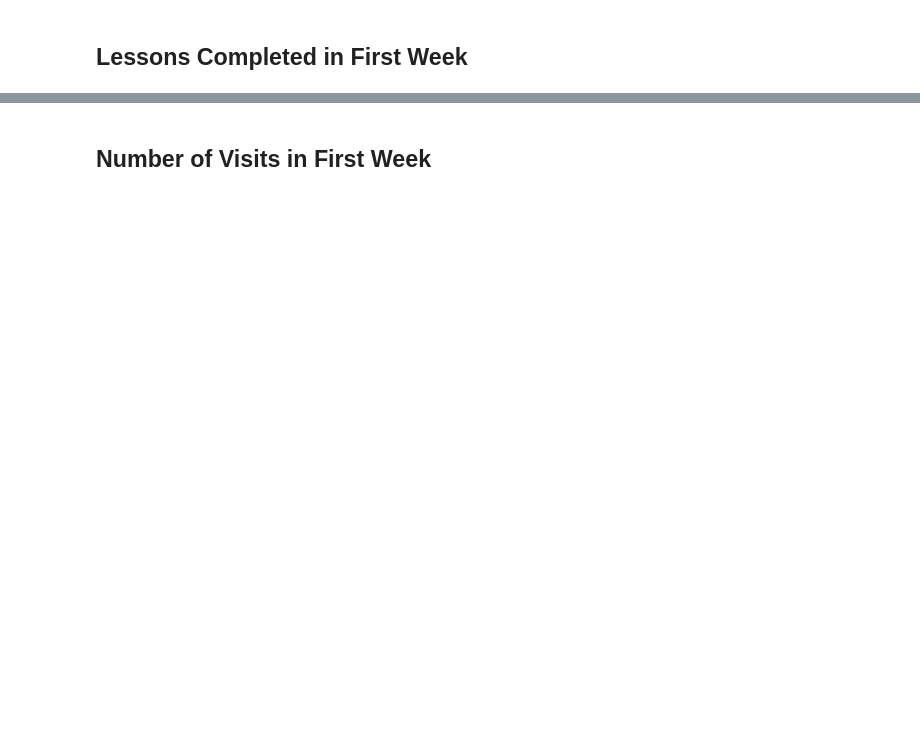
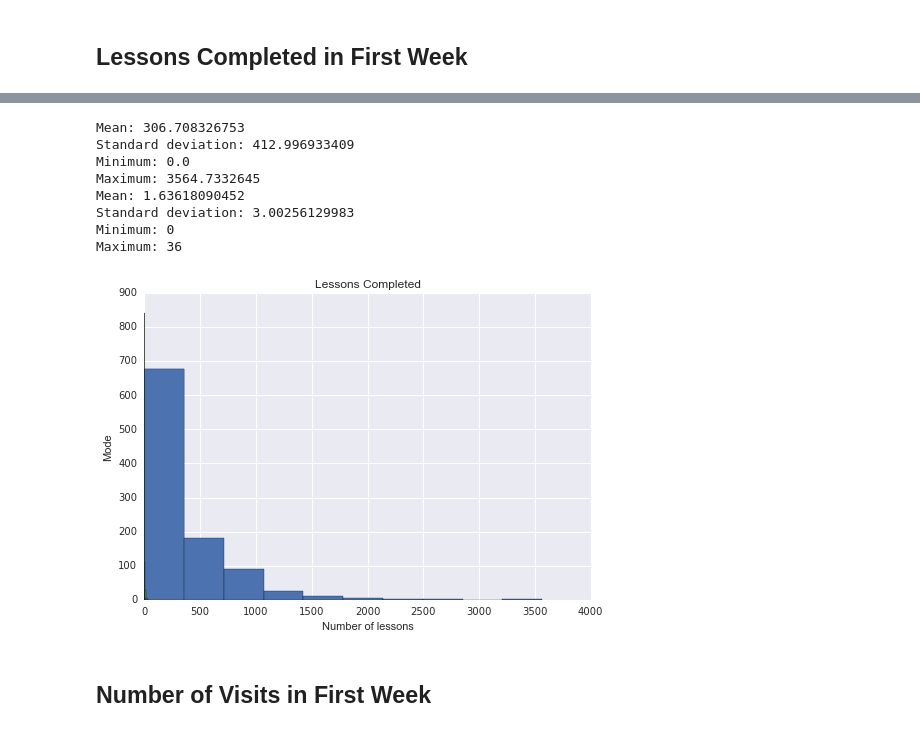
Before and after one commit to krismanaya/udacity_data_analyst, a Jupyter notebook: project_2/L1_Starter_Code.ipynb, the cells around one changed output, grey strips where cells are left out. Cells and saved outputs as stored; diff of their text form; code cells hidden in the pictures; blank space fills up the shorter version.

Commit message:
download data

```diff
--- a/project_2/L1_Starter_Code.ipynb
+++ b/project_2/L1_Starter_Code.ipynb
@@ -55,20 +54,8 @@ def parse_maybe_int(i):
 
 # Clean up the data types in the enrollments table
 for enrollment in enrollments:
-    enrollment['account_key'] = parse_maybe_int(enrollment['account_key'])
     enrollment['cancel_date'] = parse_date(enrollment['cancel_date'])
     enrollment['days_to_cancel'] = parse_maybe_int(enrollment['days_to_cancel'])
     enrollment['is_canceled'] = enrollment['is_canceled'] == 'True'
     enrollment['is_udacity'] = enrollment['is_udacity'] == 'True'
     enrollment['join_date'] = parse_date(enrollment['join_date'])
-
-for engagement_record in daily_engagement:
-    engagement_record['lessons_completed'] = int(float(engagement_record['lessons_completed']))
-    engagement_record['num_courses_visited'] = int(float(engagement_record['num_courses_visited']))
-    engagement_record['projects_completed'] = int(float(engagement_record['projects_completed']))
-    engagement_record['total_minutes_visited'] = float(engagement_record['total_minutes_visited'])
-    engagement_record['utc_date'] = parse_date(engagement_record['utc_date'])
-
-for submission in project_submissions:
-    submission['completion_date'] = parse_date(submission['completion_date'])
-    submission['creation_date'] = parse_date(submission['creation_date'])
@@ -239,4 +215,4 @@ len(paid_students)
 # of the student joining.
 def within_one_week(join_date, engagement_date):
     time_delta = engagement_date - join_date
-    return time_delta.days < 7
+    return time_delta.days < 7 and time_delta.days >= 0
@@ -243 +241,7 @@ def within_one_week(join_date, engagement_date):
+# %%
+for engagement_record in paid_engagement:
+    if engagement_record['num_courses_visited'] > 0:
+        engagement_record['has_visited'] = 1
+    else:
+        engagement_record['has_visited'] = 0
 # %%
@@ -325,3 +353,55 @@ print 'Maximum:', np.max(total_minutes)
+# %%
+# split functions
+from collections import defaultdict
+import numpy as np
+
+def group_data(data, key_name):
+    grouped_data = defaultdict(list)
+    for data_point in data:
+        key = data_point[key_name]
+        grouped_data[key].append(data_point)
+    return grouped_data
+
+engagement_by_account = group_data(paid_engagement_in_first_week,
+                                   'account_key')
+
+def sum_grouped_items(grouped_data, field_name):
+    summed_data = {}
+    for key, data_points in grouped_data.items():
+        total = 0
+        for data_point in data_points:
+            total += data_point[field_name]
+        summed_data[key] = total
+    return summed_data
+
+total_minutes_by_account = sum_grouped_items(engagement_by_account,
+                                             'total_minutes_visited')
+
+def describe_data(data,title,x,y):
+    print 'Mean:', np.mean(data)
+    print 'Standard deviation:', np.std(data)
+    print 'Minimum:', np.min(data)
+    print 'Maximum:', np.max(data)
+    plt.hist(data)
+    plt.title(title)
+    plt.xlabel(x)
+    plt.ylabel(y)
+
+describe_data(total_minutes_by_account.values(),'Total Minutes','number of minutes','mode')
+
+lessons_completed_by_account = sum_grouped_items(engagement_by_account,
+                                                 'lessons_completed')
+describe_data(lessons_completed_by_account.values(), "Lessons Completed",'Number of lessons','Mode')
+# %% [output]
+Mean: 306.708326753
+Standard deviation: 412.996933409
+Minimum: 0.0
+Maximum: 3564.7332645
+Mean: 1.63618090452
+Standard deviation: 3.00256129983
+Minimum: 0
+Maximum: 36
+[figure, added]
 # %% [markdown]
 ## Number of Visits in First Week
 # %%
```
Also changed, not shown: parts of 31 cells of this notebook, 13 other files.
